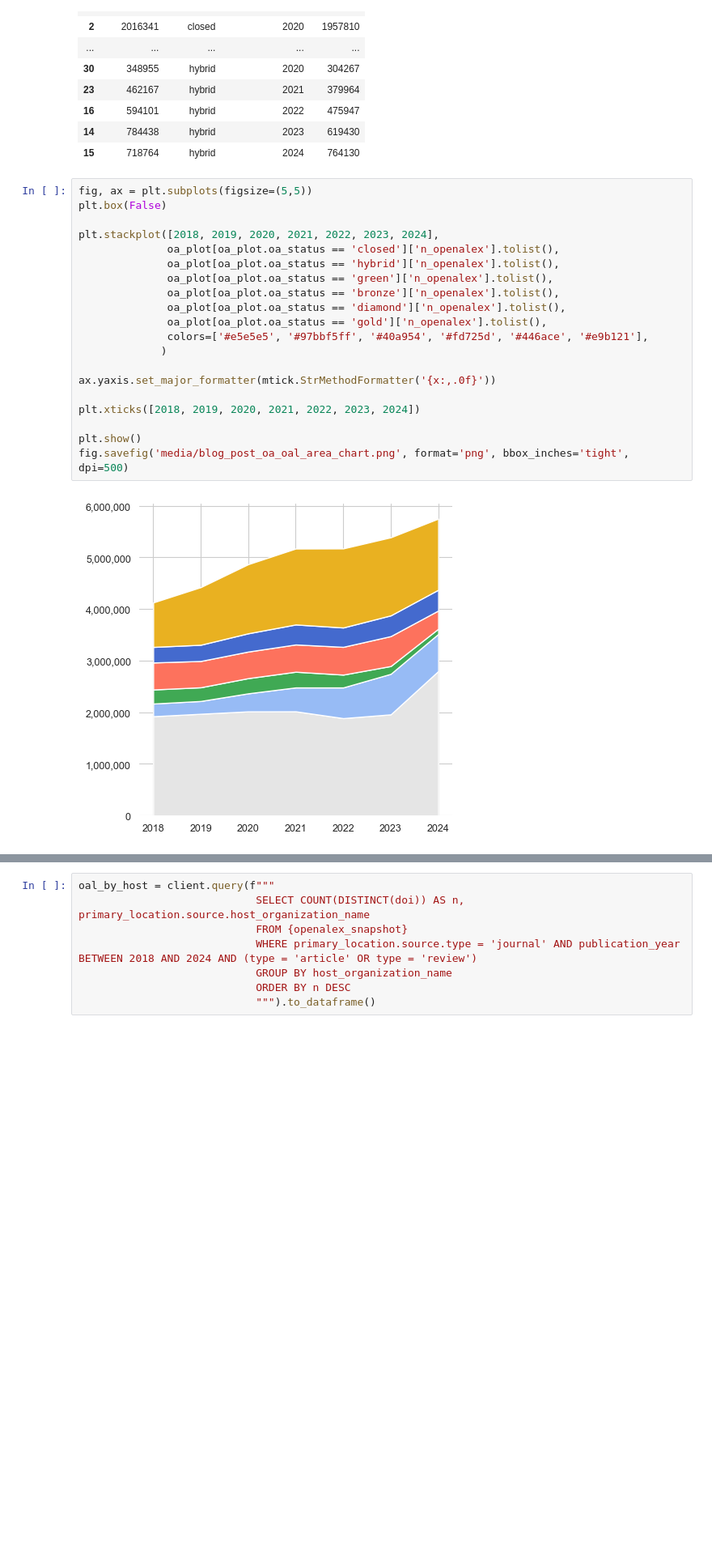
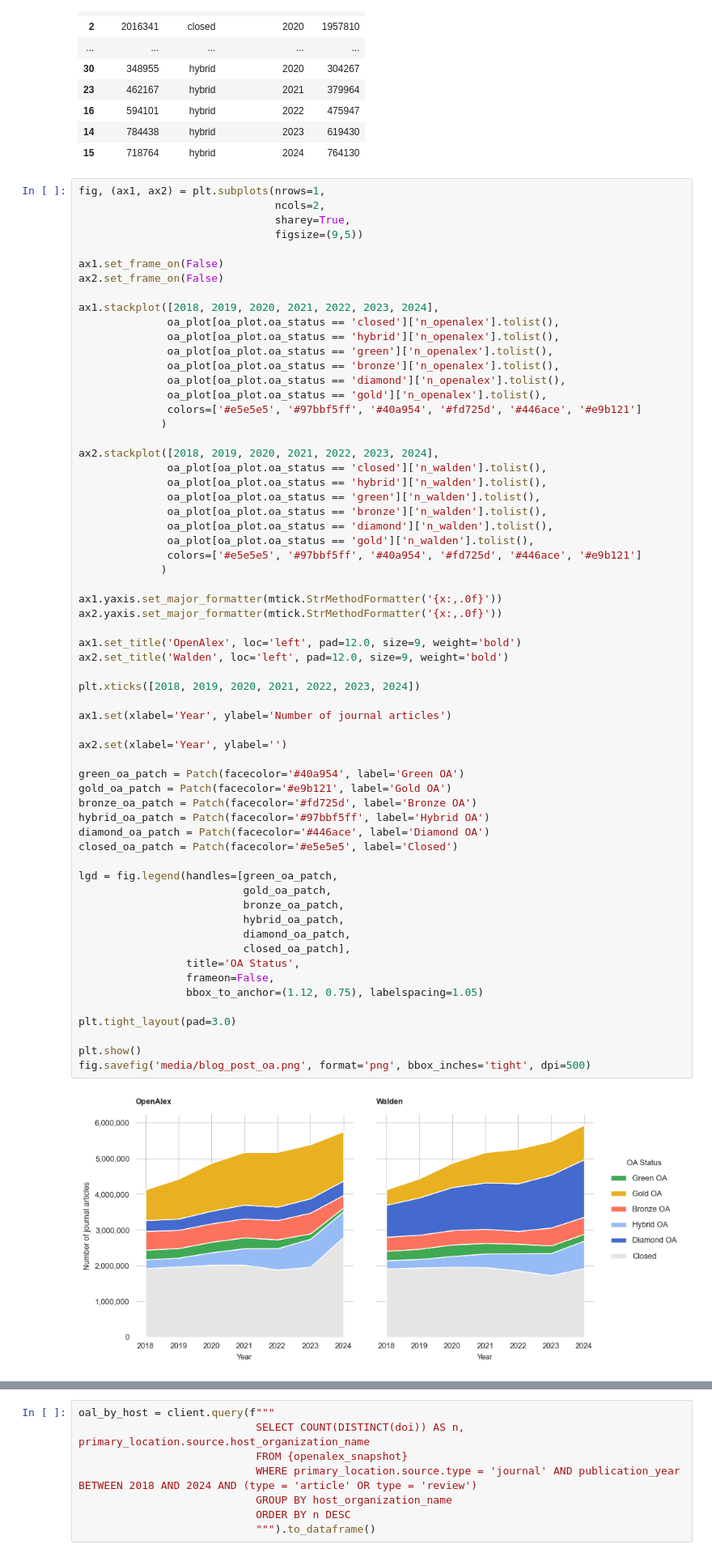
Before and after one commit to naustica/openalex_walden_analysis, a Jupyter notebook: BlogPost.ipynb, the cells around one changed output, grey strips where cells are left out. Shown at 81% size. Drawn from its saved outputs; the diff is of its cells as text; blank space fills up the shorter version.

Commit message:
update plots

```diff
--- a/BlogPost.ipynb
+++ b/BlogPost.ipynb
@@ -300,24 +224,66 @@ oa_plot
 | 14 | 784438 | hybrid | 2023 | 619430 |
 | 15 | 718764 | hybrid | 2024 | 764130 |
 # %%
-fig, ax = plt.subplots(figsize=(5,5))
-plt.box(False)
+fig, (ax1, ax2) = plt.subplots(nrows=1,
+                               ncols=2,
+                               sharey=True,
+                               figsize=(9,5))
 
-plt.stackplot([2018, 2019, 2020, 2021, 2022, 2023, 2024],
+ax1.set_frame_on(False)
+ax2.set_frame_on(False)
+
+ax1.stackplot([2018, 2019, 2020, 2021, 2022, 2023, 2024],
               oa_plot[oa_plot.oa_status == 'closed']['n_openalex'].tolist(),
               oa_plot[oa_plot.oa_status == 'hybrid']['n_openalex'].tolist(),
               oa_plot[oa_plot.oa_status == 'green']['n_openalex'].tolist(),
               oa_plot[oa_plot.oa_status == 'bronze']['n_openalex'].tolist(),
               oa_plot[oa_plot.oa_status == 'diamond']['n_openalex'].tolist(),
               oa_plot[oa_plot.oa_status == 'gold']['n_openalex'].tolist(),
-              colors=['#e5e5e5', '#97bbf5ff', '#40a954', '#fd725d', '#446ace', '#e9b121'],
+              colors=['#e5e5e5', '#97bbf5ff', '#40a954', '#fd725d', '#446ace', '#e9b121']
              )
 
-ax.yaxis.set_major_formatter(mtick.StrMethodFormatter('{x:,.0f}'))
+ax2.stackplot([2018, 2019, 2020, 2021, 2022, 2023, 2024],
+              oa_plot[oa_plot.oa_status == 'closed']['n_walden'].tolist(),
+              oa_plot[oa_plot.oa_status == 'hybrid']['n_walden'].tolist(),
+              oa_plot[oa_plot.oa_status == 'green']['n_walden'].tolist(),
+              oa_plot[oa_plot.oa_status == 'bronze']['n_walden'].tolist(),
+              oa_plot[oa_plot.oa_status == 'diamond']['n_walden'].tolist(),
+              oa_plot[oa_plot.oa_status == 'gold']['n_walden'].tolist(),
+              colors=['#e5e5e5', '#97bbf5ff', '#40a954', '#fd725d', '#446ace', '#e9b121']
+             )
+
+ax1.yaxis.set_major_formatter(mtick.StrMethodFormatter('{x:,.0f}'))
+ax2.yaxis.set_major_formatter(mtick.StrMethodFormatter('{x:,.0f}'))
+
+ax1.set_title('OpenAlex', loc='left', pad=12.0, size=9, weight='bold')
+ax2.set_title('Walden', loc='left', pad=12.0, size=9, weight='bold')
 
 plt.xticks([2018, 2019, 2020, 2021, 2022, 2023, 2024])
 
+ax1.set(xlabel='Year', ylabel='Number of journal articles')
+
+ax2.set(xlabel='Year', ylabel='')
+
+green_oa_patch = Patch(facecolor='#40a954', label='Green OA')
+gold_oa_patch = Patch(facecolor='#e9b121', label='Gold OA')
+bronze_oa_patch = Patch(facecolor='#fd725d', label='Bronze OA')
+hybrid_oa_patch = Patch(facecolor='#97bbf5ff', label='Hybrid OA')
+diamond_oa_patch = Patch(facecolor='#446ace', label='Diamond OA')
+closed_oa_patch = Patch(facecolor='#e5e5e5', label='Closed')
+
+lgd = fig.legend(handles=[green_oa_patch,
+                          gold_oa_patch,
+                          bronze_oa_patch,
+                          hybrid_oa_patch,
+                          diamond_oa_patch,
+                          closed_oa_patch],
+                 title='OA Status',
+                 frameon=False,
+                 bbox_to_anchor=(1.12, 0.75), labelspacing=1.05)
+
+plt.tight_layout(pad=3.0)
+
 plt.show()
-fig.savefig('media/blog_post_oa_oal_area_chart.png', format='png', bbox_inches='tight', dpi=500)
+fig.savefig('media/blog_post_oa.png', format='png', bbox_inches='tight', dpi=500)
 # %% [output]
-[figure, old version]
+[figure, new version]
```
Also changed, not shown: parts of 37 cells of this notebook, 5 other files.
